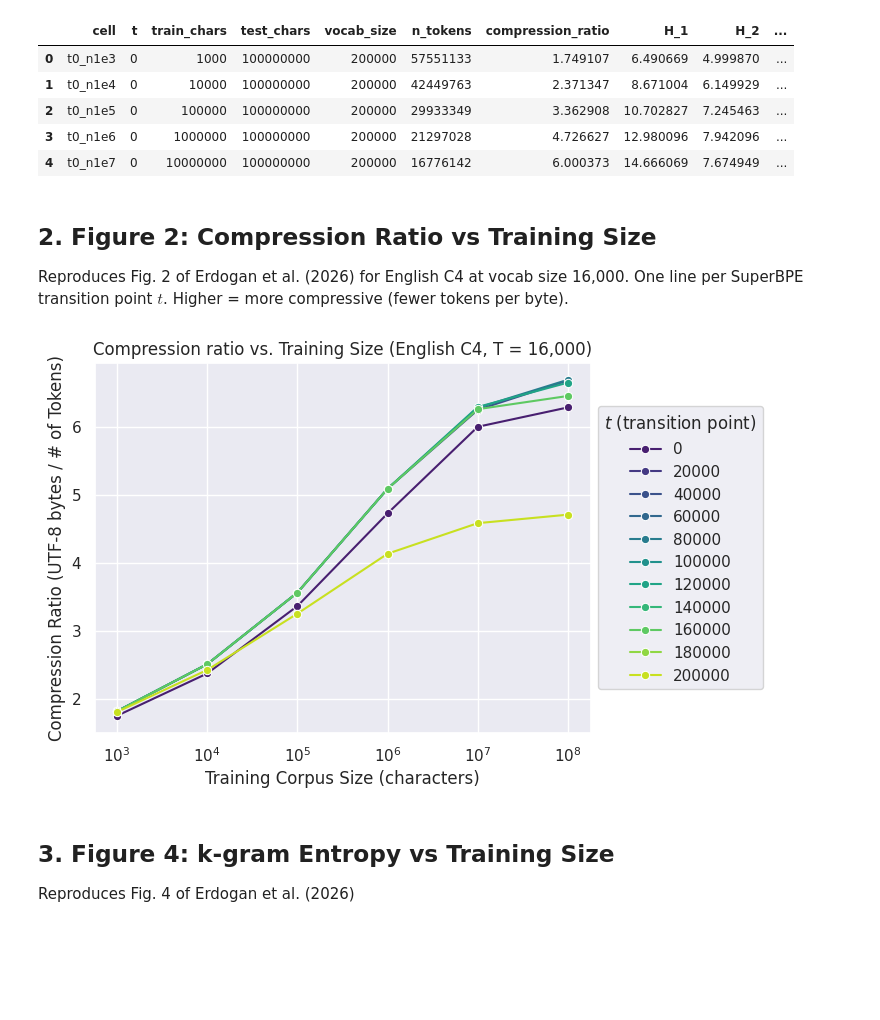
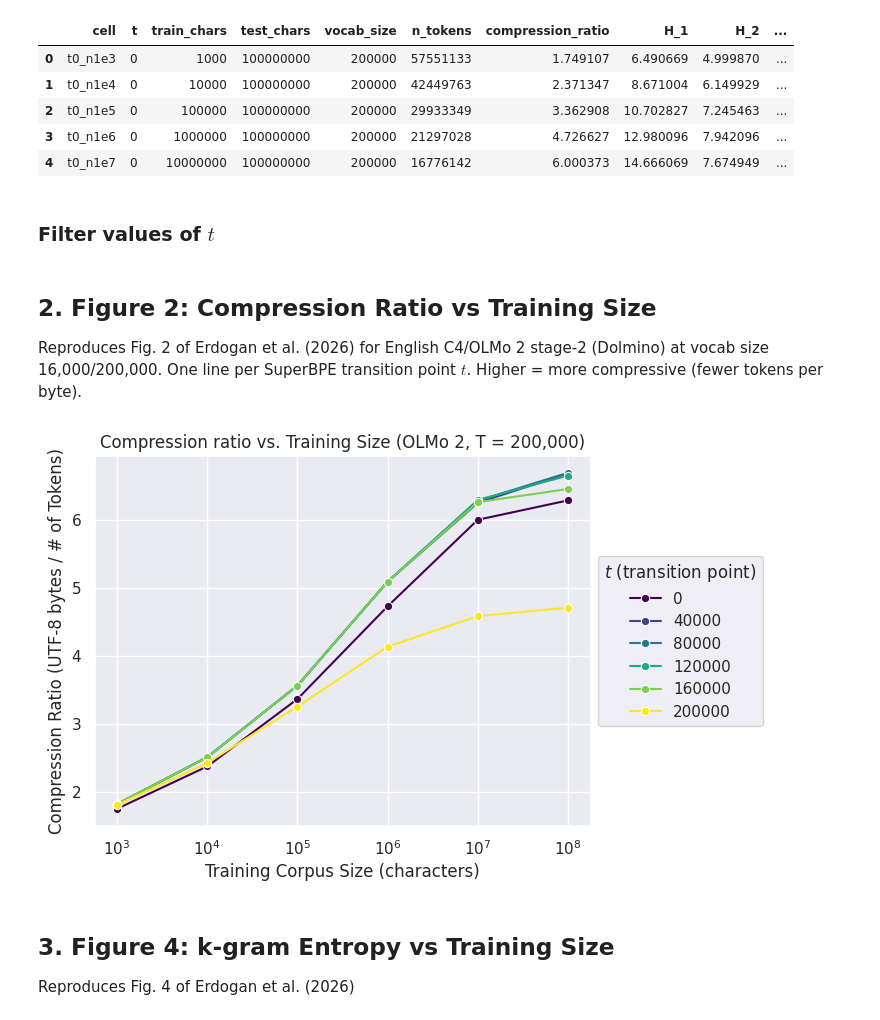
Before and after one commit to vincentczhou/cse493s-spring26-project, a Jupyter notebook: notebooks/figures.ipynb, the cells around one changed output. Cells and saved outputs as stored; diff of their text form; code cells hidden in the pictures; blank space fills up the shorter version.

```diff
--- a/notebooks/figures.ipynb
+++ b/notebooks/figures.ipynb
@@ -22,10 +22,6 @@ df = (
     .sort_values(["t", "train_chars"])
     .reset_index(drop=True)
 )
-# Treat t as a discrete (ordered) category so seaborn enumerates every t value
-# in the legend, rather than mapping integer t to a continuous colorbar that
-# only labels ~6 round-number ticks.
-df["t"] = pd.Categorical(df["t"], ordered=True)
 df.head()
 # %% [output]
 |  | cell | t | train_chars | test_chars | vocab_size | n_tokens | compression_ratio | H_1 | H_2 | ... |
@@ -34,35 +30,43 @@ df.head()
 | 2 | t0_n1e5 | 0 | 100000 | 100000000 | 200000 | 29933349 | 3.362908 | 10.702827 | 7.245463 | ... |
 | 3 | t0_n1e6 | 0 | 1000000 | 100000000 | 200000 | 21297028 | 4.726627 | 12.980096 | 7.942096 | ... |
 | 4 | t0_n1e7 | 0 | 10000000 | 100000000 | 200000 | 16776142 | 6.000373 | 14.666069 | 7.674949 | ... |
+# %% [markdown]
+### Filter values of $t$
+# %%
+# Treat t as a discrete (ordered) category so seaborn enumerates every t value
+# in the legend, rather than mapping integer t to a continuous colorbar that
+# only labels ~6 round-number ticks.
+# df["t"] = pd.Categorical(df["t"], ordered=True)
+
+df = df[df["t"].isin([0, 40000, 80000, 120000, 160000, 200000])]
 # %% [markdown]
 ## 2. Figure 2: Compression Ratio vs Training Size
 
-Reproduces Fig. 2 of Erdogan et al. (2026) for English C4 at vocab size 16,000. One line per SuperBPE transition point $t$. Higher = more compressive (fewer tokens per byte).
+Reproduces Fig. 2 of Erdogan et al. (2026) for English C4/OLMo 2 stage-2 (Dolmino) at vocab size 16,000/200,000. One line per SuperBPE transition point $t$. Higher = more compressive (fewer tokens per byte).
 # %%
 compression_fig = sns.lineplot(
-    data=df[df["t"].isin([0, 40000, 80000, 120000, 160000, 200000])],
-    # data=df,
+    data=df,
     x="train_chars",
     y="compression_ratio",
     hue="t",
     marker="o",
     palette="viridis",
 )
 
 compression_fig.set(
     xscale="log",
     xlabel="Training Corpus Size (characters)",
     ylabel="Compression Ratio (UTF-8 bytes / # of Tokens)",
-    title="Compression ratio vs. Training Size (English C4, T = 16,000)",
+    title="Compression ratio vs. Training Size (OLMo 2, T = 200,000)",
 )
 sns.move_legend(
     compression_fig,
     "center left",
     bbox_to_anchor=(1, 0.5),
     title=r"$t$ (transition point)",
 )
 # %% [output]
-[figure, old version]
+[figure, new version]
 # %% [markdown]
 ## 3. Figure 4: k-gram Entropy vs Training Size
 
```
Also changed, not shown: parts of 6 cells of this notebook.
